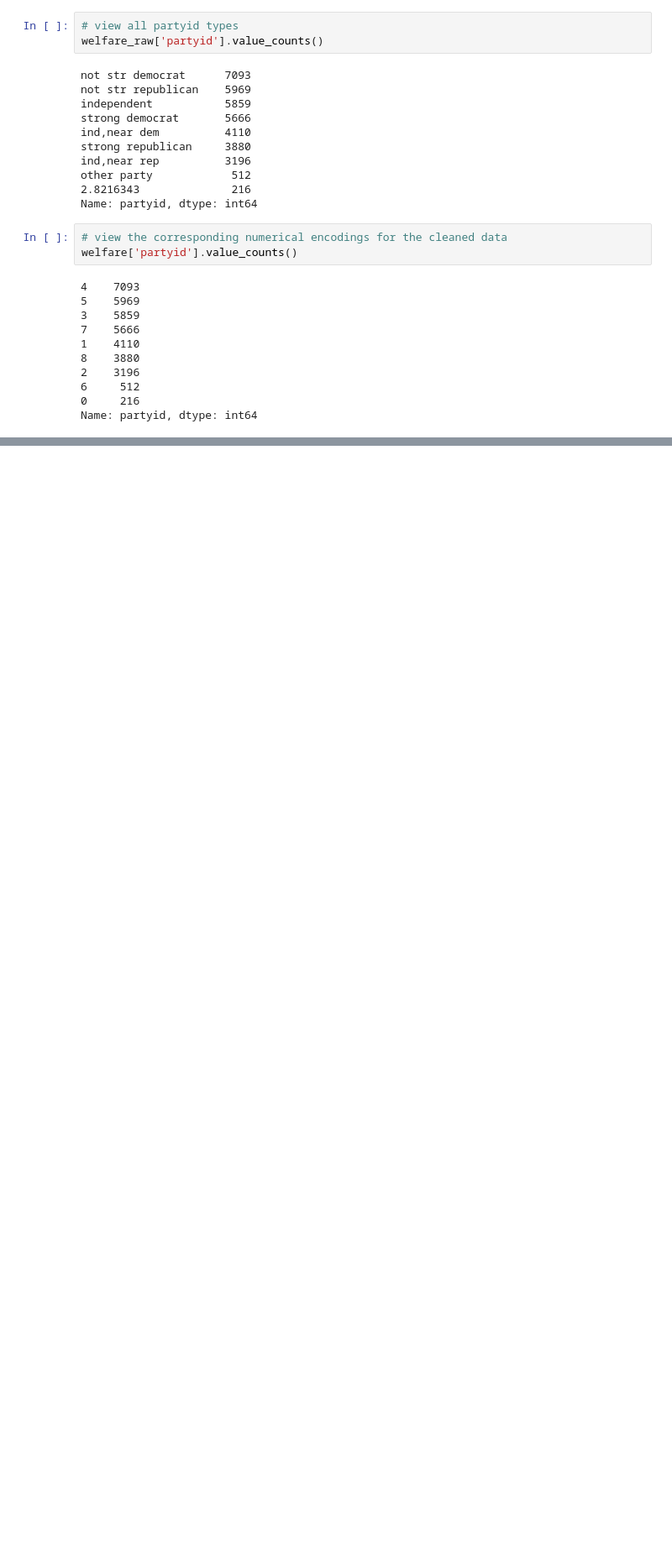
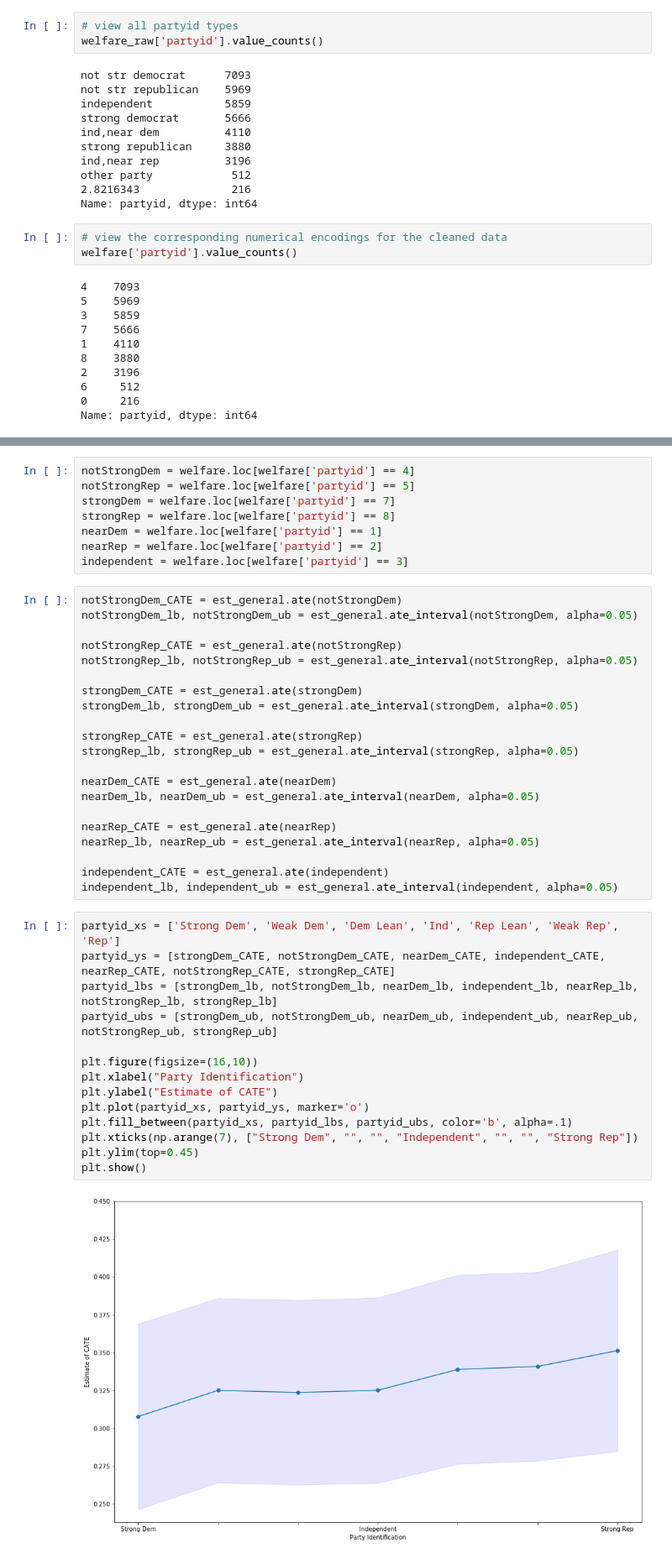
Before and after one commit to mbronckers/ecma_project, a Jupyter notebook: section2.ipynb, the cells around one changed output, grey strips where cells are left out. Shown: that part at 84% size. Saved outputs shown, nothing was run; the diff lists cells and outputs as text; blank space fills up the shorter version.

Commit message:
Finished CATE for polviews and party

```diff
--- a/section2.ipynb
+++ b/section2.ipynb
@@ -249,0 +188,45 @@ array([6.77124612e-02, 2.59356593e-02, 1.13682537e-02, 1.25588969e-07,
+# %%
+notStrongDem = welfare.loc[welfare['partyid'] == 4]
+notStrongRep = welfare.loc[welfare['partyid'] == 5]
+strongDem = welfare.loc[welfare['partyid'] == 7]
+strongRep = welfare.loc[welfare['partyid'] == 8]
+nearDem = welfare.loc[welfare['partyid'] == 1]
+nearRep = welfare.loc[welfare['partyid'] == 2]
+independent = welfare.loc[welfare['partyid'] == 3]
+# %%
+notStrongDem_CATE = est_general.ate(notStrongDem)
+notStrongDem_lb, notStrongDem_ub = est_general.ate_interval(notStrongDem, alpha=0.05)
+
+notStrongRep_CATE = est_general.ate(notStrongRep)
+notStrongRep_lb, notStrongRep_ub = est_general.ate_interval(notStrongRep, alpha=0.05)
+
+strongDem_CATE = est_general.ate(strongDem)
+strongDem_lb, strongDem_ub = est_general.ate_interval(strongDem, alpha=0.05)
+
+strongRep_CATE = est_general.ate(strongRep)
+strongRep_lb, strongRep_ub = est_general.ate_interval(strongRep, alpha=0.05)
+
+nearDem_CATE = est_general.ate(nearDem)
+nearDem_lb, nearDem_ub = est_general.ate_interval(nearDem, alpha=0.05)
+
+nearRep_CATE = est_general.ate(nearRep)
+nearRep_lb, nearRep_ub = est_general.ate_interval(nearRep, alpha=0.05)
+
+independent_CATE = est_general.ate(independent)
+independent_lb, independent_ub = est_general.ate_interval(independent, alpha=0.05)
+# %%
+partyid_xs = ['Strong Dem', 'Weak Dem', 'Dem Lean', 'Ind', 'Rep Lean', 'Weak Rep', 'Rep']
+partyid_ys = [strongDem_CATE, notStrongDem_CATE, nearDem_CATE, independent_CATE, nearRep_CATE, notStrongRep_CATE, strongRep_CATE]
+partyid_lbs = [strongDem_lb, notStrongDem_lb, nearDem_lb, independent_lb, nearRep_lb, notStrongRep_lb, strongRep_lb]
+partyid_ubs = [strongDem_ub, notStrongDem_ub, nearDem_ub, independent_ub, nearRep_ub, notStrongRep_ub, strongRep_ub]
+
+plt.figure(figsize=(16,10))
+plt.xlabel("Party Identification")
+plt.ylabel("Estimate of CATE")
+plt.plot(partyid_xs, partyid_ys, marker='o')
+plt.fill_between(partyid_xs, partyid_lbs, partyid_ubs, color='b', alpha=.1)
+plt.xticks(np.arange(7), ["Strong Dem", "", "", "Independent", "", "", "Strong Rep"])
+plt.ylim(top=0.45)
+plt.show()
+# %% [output]
+[figure, added]
```
Also changed, not shown: parts of 24 cells of this notebook.
